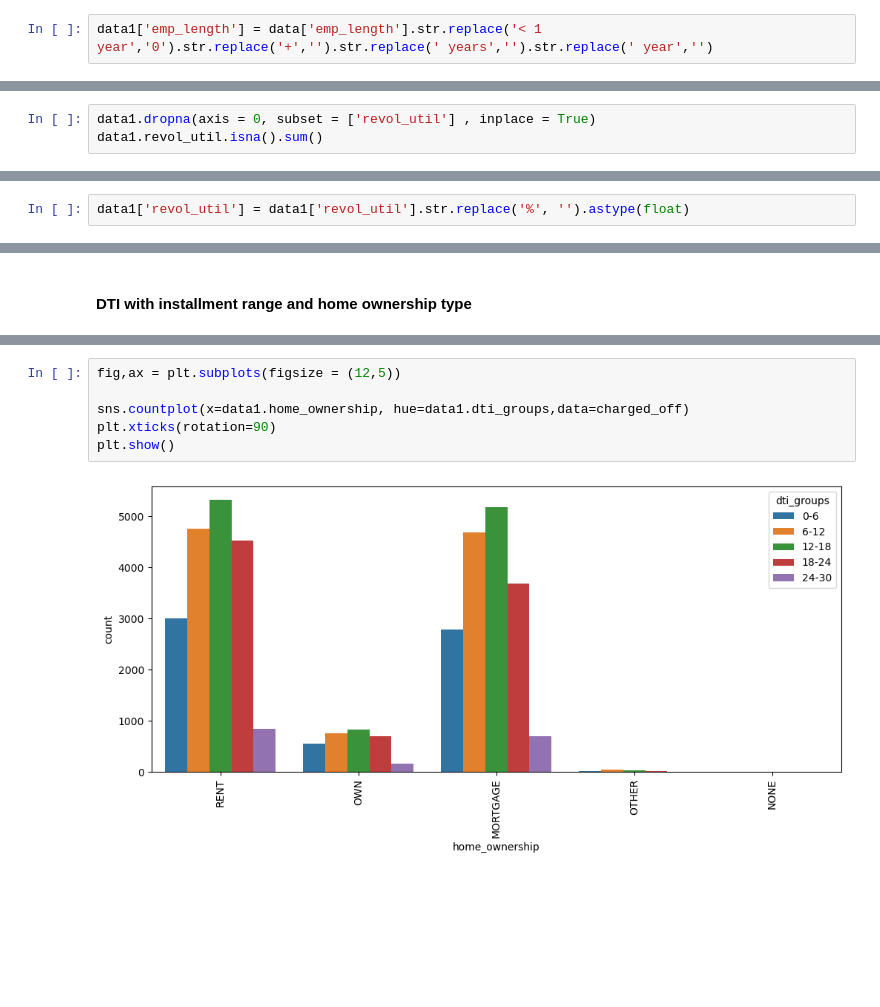
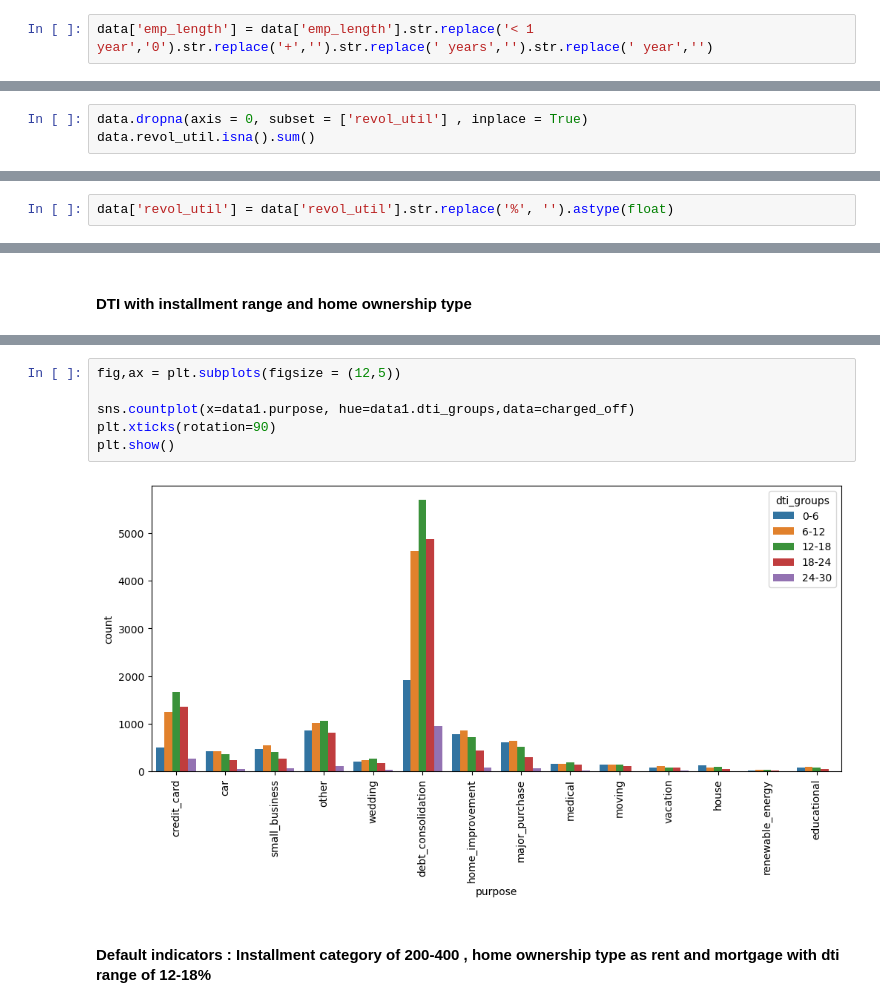
Before and after one commit to Mahalakshmi-Totad/lending_club_case_study, a Jupyter notebook: Group_Facilitator_Vivek P Rajeev.ipynb, the cells around one changed output, grey strips where cells are left out. Saved outputs shown, nothing was run; the diff lists cells and outputs as text; blank space fills up the shorter version.

```diff
--- a/Group_Facilitator_Vivek P Rajeev.ipynb
+++ b/Group_Facilitator_Vivek P Rajeev.ipynb
@@ -316,5 +316,5 @@ data.emp_length.value_counts()
 9 years      1226
 Name: emp_length, dtype: int64
 # %%
-data1['emp_length'] = data['emp_length'].str.replace('< 1 year','0').str.replace('+','').str.replace(' years','').str.replace(' year','')
+data['emp_length'] = data['emp_length'].str.replace('< 1 year','0').str.replace('+','').str.replace(' years','').str.replace(' year','')
 # %%
@@ -341,7 +341,7 @@ data1.revol_util.isnull().sum()
 # %%
-data1.dropna(axis = 0, subset = ['revol_util'] , inplace = True)
-data1.revol_util.isna().sum()
+data.dropna(axis = 0, subset = ['revol_util'] , inplace = True)
+data.revol_util.isna().sum()
 # %% [output]
 0
 # %%
-data1['revol_util'] = data1['revol_util'].str.replace('%', '').astype(float)
+data['revol_util'] = data['revol_util'].str.replace('%', '').astype(float)
@@ -1047,8 +1052,10 @@ plt.show()
 # %%
 fig,ax = plt.subplots(figsize = (12,5))
 
-sns.countplot(x=data1.home_ownership, hue=data1.dti_groups,data=charged_off)
+sns.countplot(x=data1.purpose, hue=data1.dti_groups,data=charged_off)
 plt.xticks(rotation=90)
 plt.show()
 # %% [output]
-[figure, old version]
+[figure, new version]
+# %% [markdown]
+#### Default indicators : Installment category of 200-400 , home ownership type as rent and mortgage with dti range of 12-18%
```
Also changed, not shown: parts of 31 cells of this notebook.
